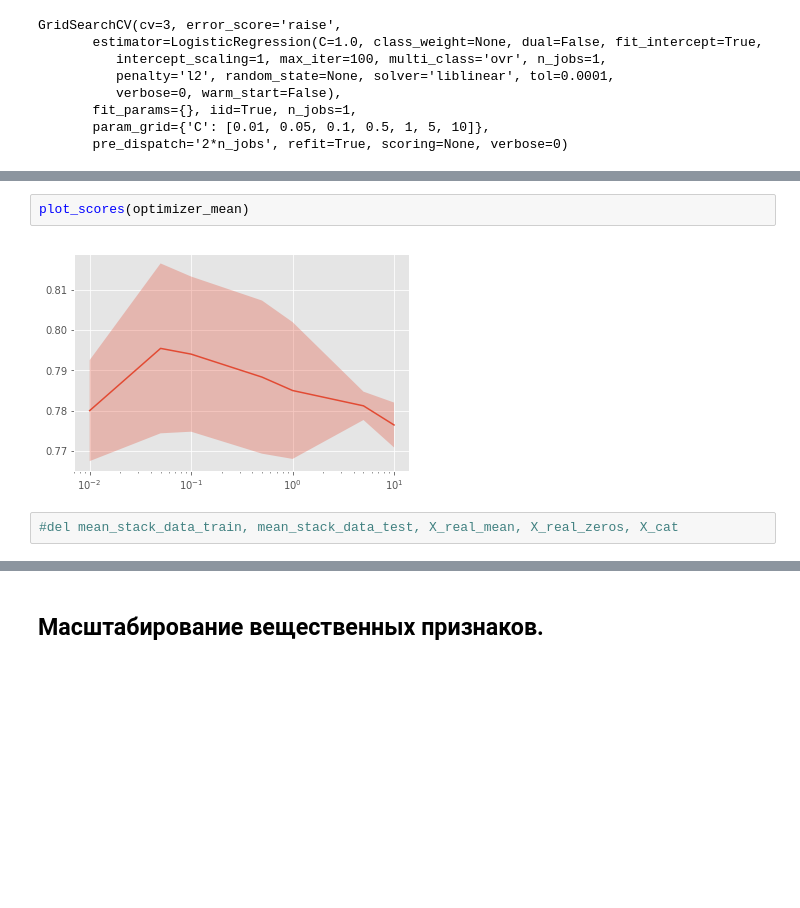
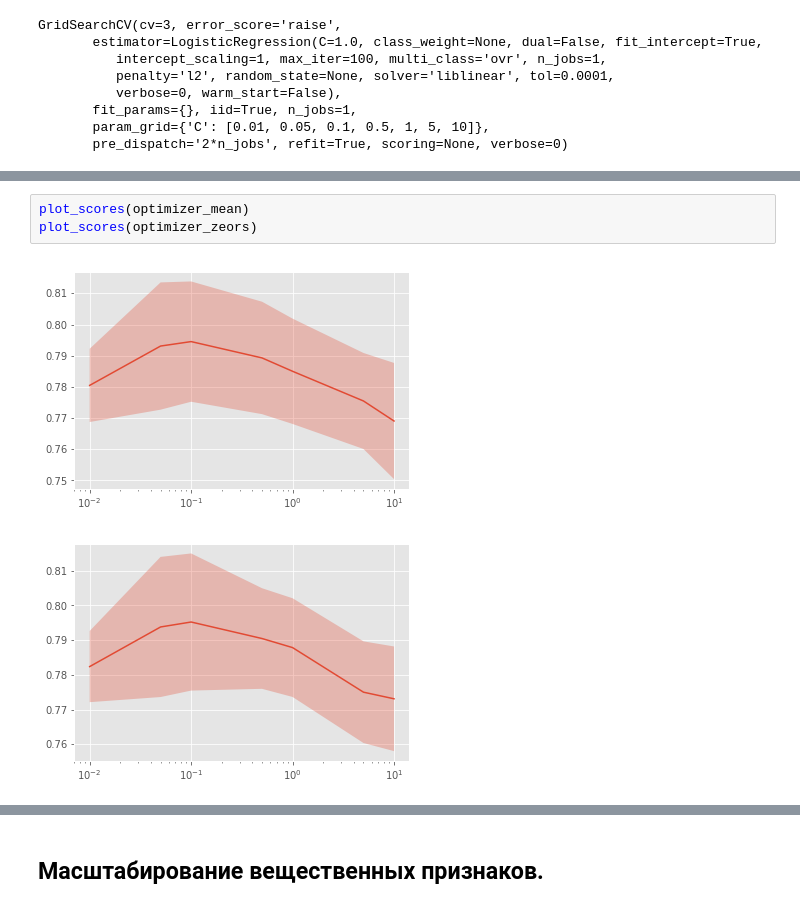
Before and after one commit to evn58/coursera_ml_yandex, a Jupyter notebook: 2.supervised-learning/Homeworks/week3/Preprocessing_LR.ipynb, the cells around one changed output, grey strips where cells are left out. Saved outputs shown, nothing was run; the diff lists cells and outputs as text; blank space fills up the shorter version.

```diff
--- a/2.supervised-learning/Homeworks/week3/Preprocessing_LR.ipynb
+++ b/2.supervised-learning/Homeworks/week3/Preprocessing_LR.ipynb
@@ -316,6 +333,6 @@ LogisticRegression(C=0.05, class_weight=None, dual=False, fit_intercept=True,
 # %%
 plot_scores(optimizer_mean)
+plot_scores(optimizer_zeors)
 # %% [output]
-[figure, old version]
+[figure, new version]
+[figure, added]
-# %%
-#del mean_stack_data_train, mean_stack_data_test, X_real_mean, X_real_zeros, X_cat
```
Also changed, not shown: parts of 26 cells of this notebook, 6 other files.
